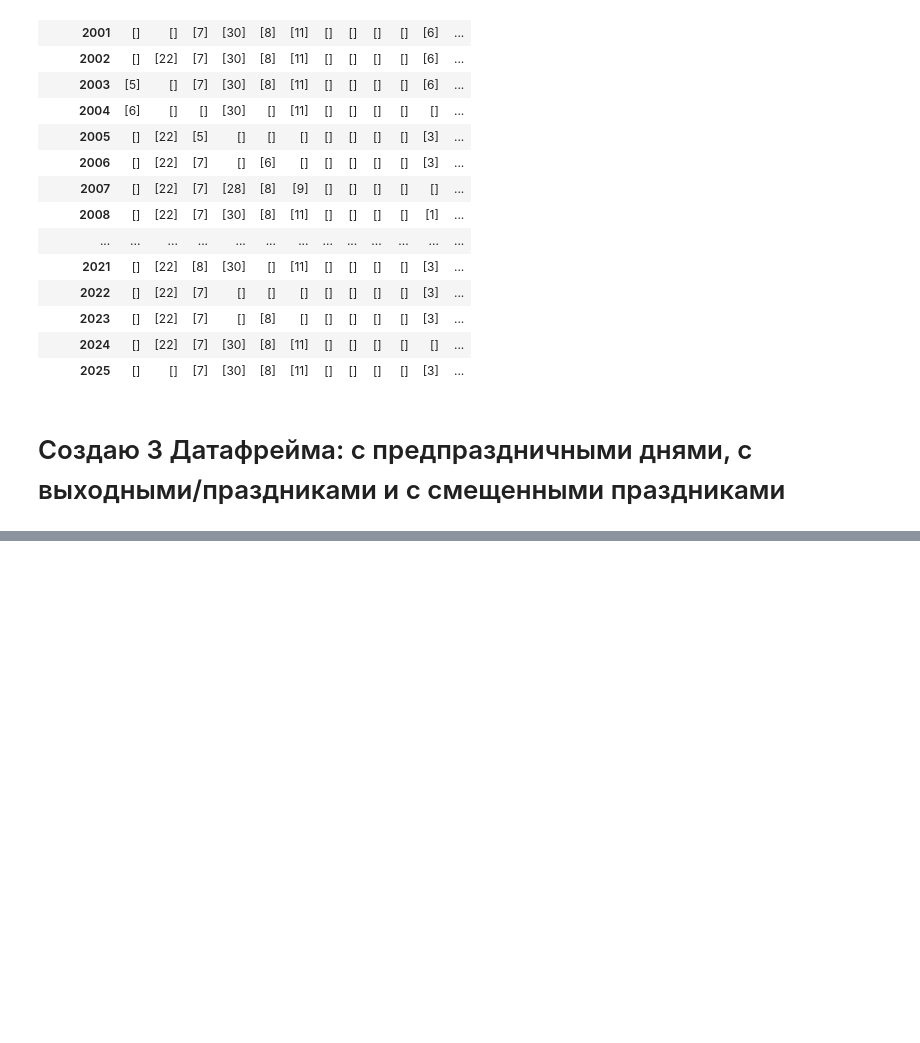
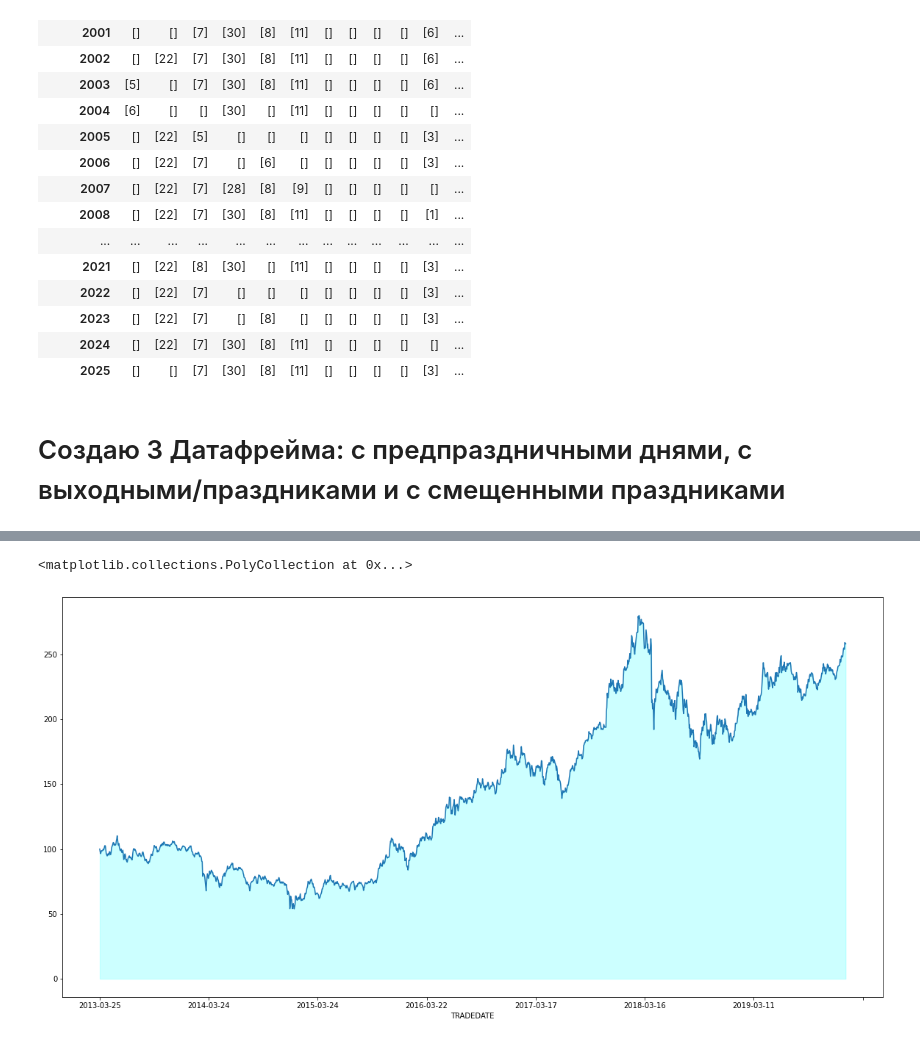
Before and after one commit to KostyaTyurin/python_data_analysis_2021, a Jupyter notebook: hw3_pandas_calendar.ipynb, the cells around one changed output, grey strips where cells are left out. Saved outputs shown, nothing was run; the diff lists cells and outputs as text; code cells hidden in the pictures; blank space fills up the shorter version.

```diff
--- a/hw3_pandas_calendar.ipynb
+++ b/hw3_pandas_calendar.ipynb
@@ -197,3 +195,16 @@ ts
 | 2025-12-30 | 0 | 0 | 0 | 0 | 0 | 0 | ... |
 | 2025-12-31 | 0 | 0 | 1 | 1 | 1 | 0 | ... |
 9862 rows × 25 columns
+# %%
+data = pd.read_csv('sber_stocks.csv',
+                  index_col = 'TRADEDATE')
+y1 = data['ADMITTEDQUOTE'].values
+x = np.arange(len(data.index))
+
+fig = plt.figure(figsize = (20,10))
+ax = plt.gca()
+data['ADMITTEDQUOTE'].plot(figsize = (20,10))
+ax.fill_between(x,y1, 0, color = 'cyan', alpha = 0.2)
+# %% [output]
+<matplotlib.collections.PolyCollection at 0x...>
+[figure, added]
```
Also changed, not shown: parts of 12 cells of this notebook.
